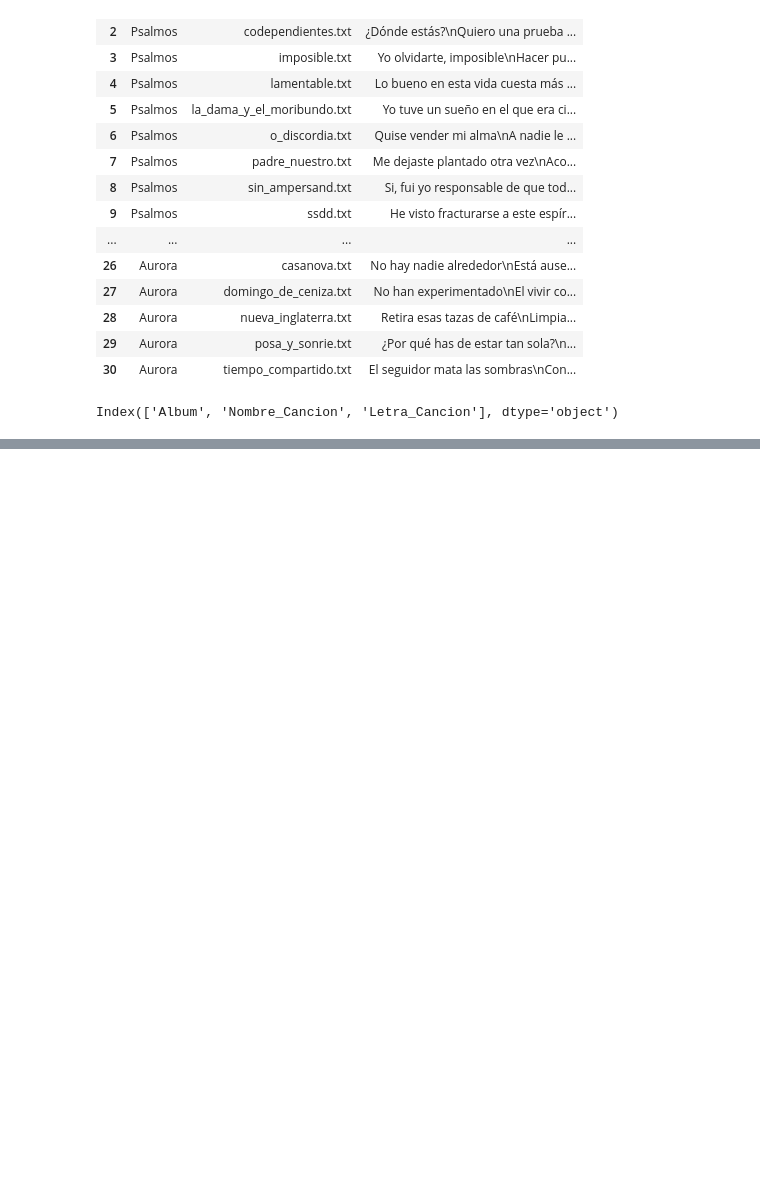
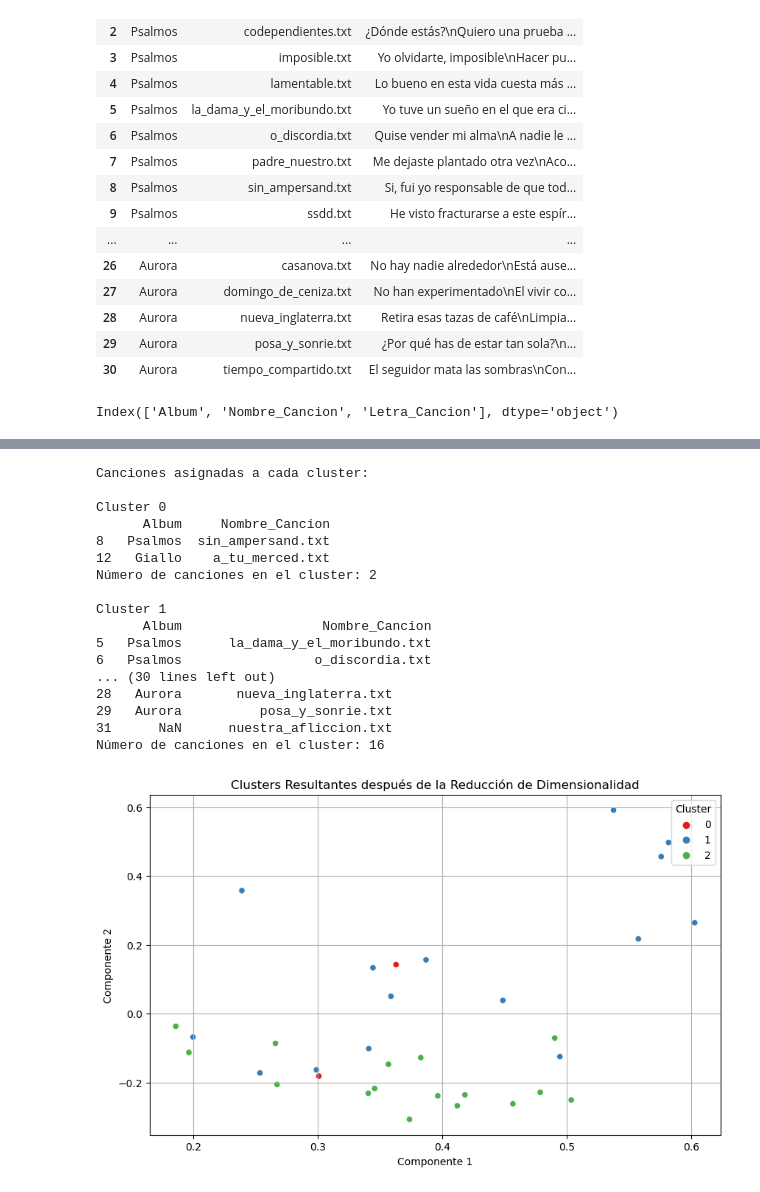
Before and after one commit to CarlosCastanon2099/Inteligencia-Artificial, a Jupyter notebook: Practicas/Practica-09/practica_09.ipynb, the cells around one changed output, grey strips where cells are left out. Cells and saved outputs as stored; diff of their text form; code cells hidden in the pictures; blank space fills up the shorter version.

```diff
--- a/Practicas/Practica-09/practica_09.ipynb
+++ b/Practicas/Practica-09/practica_09.ipynb
@@ -291,0 +522,65 @@ Index(['Album', 'Nombre_Cancion', 'Letra_Cancion'], dtype='object')
+# %%
+# Ahora realizaremos el clustering con data2.csv para saber en que cluster se clasifica cada cancion
+# en los 3 clusters obtenidos anteriormente
+
+# Cargar los datos desde el archivo CSV
+canciones_DF2 = pd.read_csv('data2.csv', encoding='utf-8')
+
+# Combinar los nuevos datos con los existentes
+canciones_DF3 = pd.concat([canciones_DF, canciones_DF2], ignore_index=True)
+
+# Crear una nueva matriz TF-IDF con las letras actualizadas
+tfidf_matrix2 = vectorizer.transform(canciones_DF3['Letra_Cancion'])
+
+# Realizar el clustering nuevamente
+kmeans.fit(tfidf_matrix2)
+
+# Asociar cada cancion con su cluster
+canciones_DF3['Cluster'] = kmeans.labels_
+
+# Imprimir los resultados
+print("Canciones asignadas a cada cluster:")
+for i in range(k):
+    print(f"\nCluster {i}")
+    print(canciones_DF3[canciones_DF3['Cluster'] == i][['Album', 'Nombre_Cancion']])
+    print("Numero de canciones en el cluster:", canciones_DF3[canciones_DF3['Cluster'] == i].shape[0])
+
+# Visualizar los resultados
+
+# Reduccion de dimensionalidad usando TruncatedSVD
+svd = TruncatedSVD(n_components=2, random_state=42)
+tfidf_matrix_reduced2 = svd.fit_transform(tfidf_matrix2)
+
+# Crear un DataFrame para almacenar los resultados reducidos y el cluster asignado
+reduced_df2 = pd.DataFrame(tfidf_matrix_reduced2, columns=['component_1', 'component_2'])
+reduced_df2['Cluster'] = kmeans.labels_
+
+# Graficar los clusters
+plt.figure(figsize=(10, 6))
+sns.scatterplot(x='component_1', y='component_2', hue='Cluster', data=reduced_df2, palette='Set1', legend='full')
+plt.title('Clusters Resultantes despues de la Reduccion de Dimensionalidad')
+plt.xlabel('Componente 1')
+plt.ylabel('Componente 2')
+plt.legend(title='Cluster')
+
+plt.grid(True)
+plt.show()
+# %% [output]
+Canciones asignadas a cada cluster:
+
+Cluster 0
+      Album     Nombre_Cancion
+8   Psalmos  sin_ampersand.txt
+12   Giallo    a_tu_merced.txt
+Número de canciones en el cluster: 2
+
+Cluster 1
+      Album                  Nombre_Cancion
+5   Psalmos      la_dama_y_el_moribundo.txt
+6   Psalmos                 o_discordia.txt
+... (30 lines left out)
+28   Aurora       nueva_inglaterra.txt
+29   Aurora          posa_y_sonrie.txt
+31      NaN      nuestra_afliccion.txt
+Número de canciones en el cluster: 16
+[figure, added]
```
Also changed, not shown: parts of 16 cells of this notebook, 1 other file.
